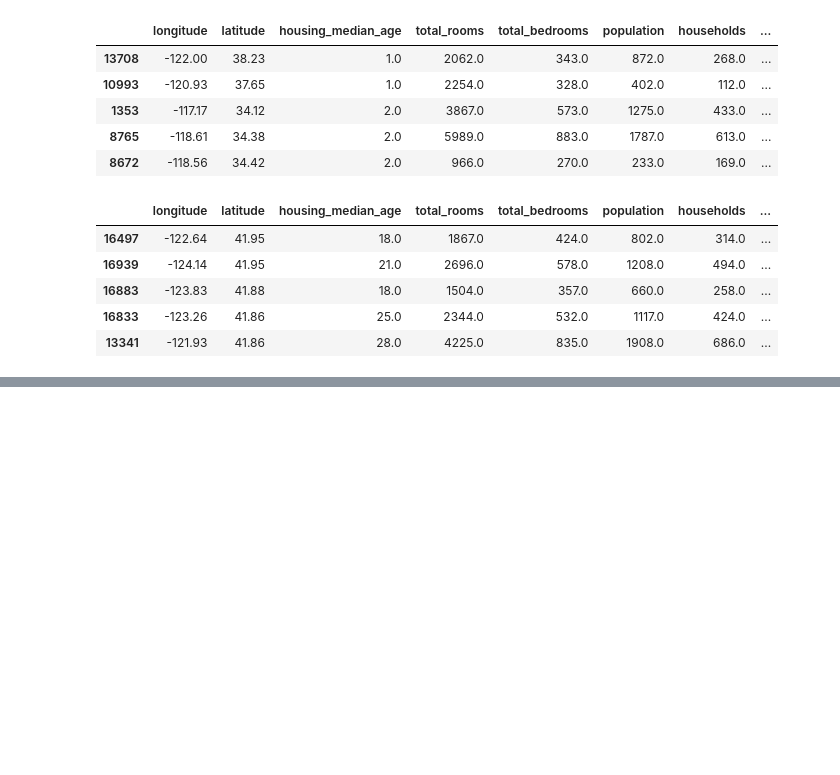
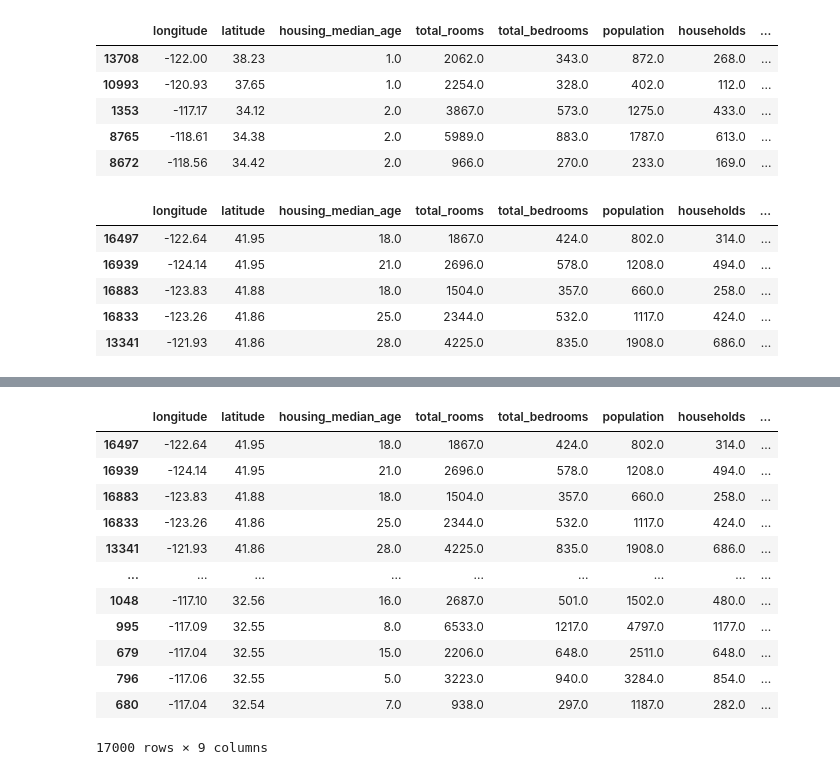
Before and after one commit to habibur-rahman-swe/WorldCupDatabase, a Jupyter notebook: Data_Manipulation.ipynb, the cells around one changed output, grey strips where cells are left out. Cells and saved outputs as stored; diff of their text form; code cells hidden in the pictures; blank space fills up the shorter version.

```diff
--- a/Data_Manipulation.ipynb
+++ b/Data_Manipulation.ipynb
@@ -96,0 +125,16 @@ df.head()
+# %%
+df.apply(lambda x : x)
+# %% [output]
+|  | longitude | latitude | housing_median_age | total_rooms | total_bedrooms | population | households | ... |
+| 16497 | -122.64 | 41.95 | 18.0 | 1867.0 | 424.0 | 802.0 | 314.0 | ... |
+| 16939 | -124.14 | 41.95 | 21.0 | 2696.0 | 578.0 | 1208.0 | 494.0 | ... |
+| 16883 | -123.83 | 41.88 | 18.0 | 1504.0 | 357.0 | 660.0 | 258.0 | ... |
+| 16833 | -123.26 | 41.86 | 25.0 | 2344.0 | 532.0 | 1117.0 | 424.0 | ... |
+| 13341 | -121.93 | 41.86 | 28.0 | 4225.0 | 835.0 | 1908.0 | 686.0 | ... |
+| ... | ... | ... | ... | ... | ... | ... | ... | ... |
+| 1048 | -117.10 | 32.56 | 16.0 | 2687.0 | 501.0 | 1502.0 | 480.0 | ... |
+| 995 | -117.09 | 32.55 | 8.0 | 6533.0 | 1217.0 | 4797.0 | 1177.0 | ... |
+| 679 | -117.04 | 32.55 | 15.0 | 2206.0 | 648.0 | 2511.0 | 648.0 | ... |
+| 796 | -117.06 | 32.55 | 5.0 | 3223.0 | 940.0 | 3284.0 | 854.0 | ... |
+| 680 | -117.04 | 32.54 | 7.0 | 938.0 | 297.0 | 1187.0 | 282.0 | ... |
+17000 rows × 9 columns
```
Also changed, not shown: parts of 23 cells of this notebook.
